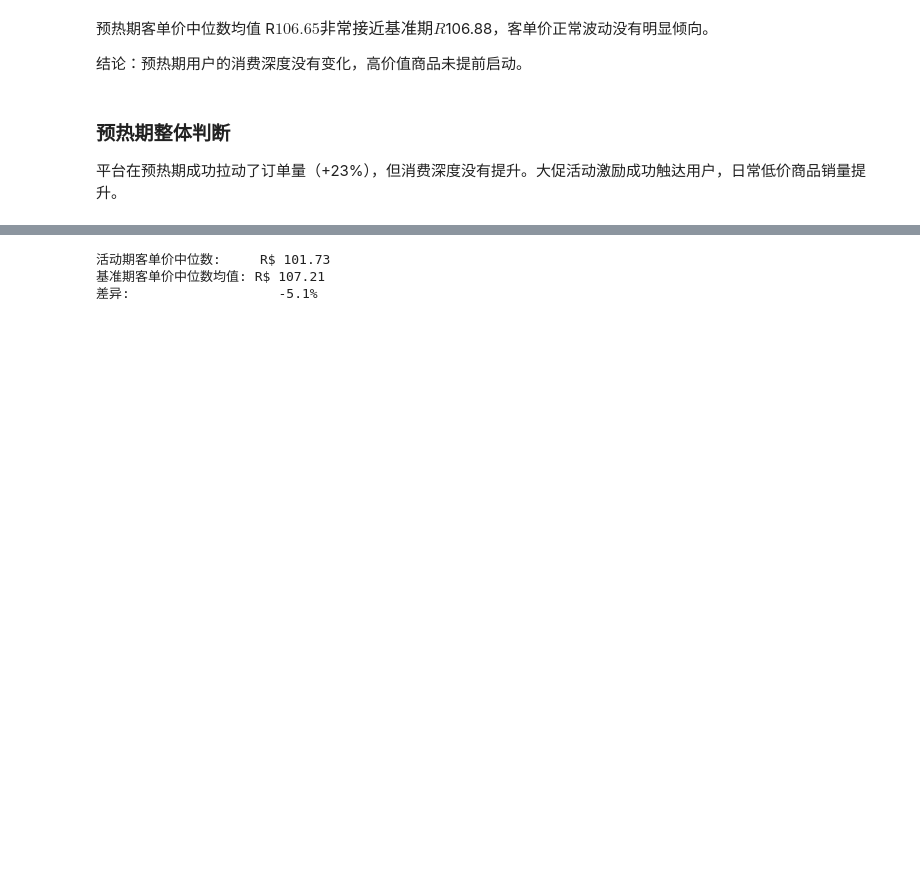
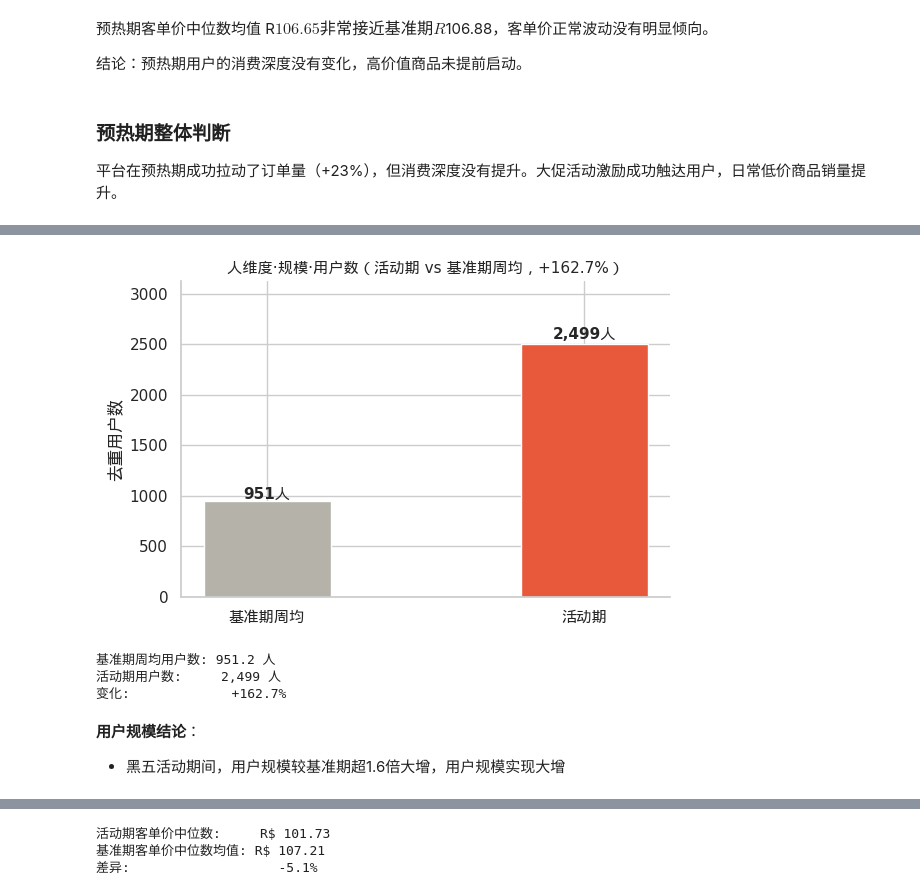
Before and after one commit to oiiviio1313-wq/Black-Friday-Campaign-Performance-Evaluation, a Jupyter notebook: BlackFridayCampaignPerformanceEvaluation.ipynb, the cells around one changed output, grey strips where cells are left out. Saved outputs shown, nothing was run; the diff lists cells and outputs as text; code cells hidden in the pictures; blank space fills up the shorter version.

```diff
--- a/BlackFridayCampaignPerformanceEvaluation.ipynb
+++ b/BlackFridayCampaignPerformanceEvaluation.ipynb
@@ -953,0 +1020,30 @@ plt.show()
+# %%
+# 人维度·规模·用户数
+fig, ax = plt.subplots(figsize=(6, 4))
+bars = ax.bar(['基准期周均', '活动期'],
+              [baseline_users, active_users],
+              color=[color_map['基准期'], color_map['黑五当周']],
+              width=0.4, zorder=2)
+for bar, val in zip(bars, [baseline_users, active_users]):
+    ax.text(bar.get_x() + bar.get_width()/2,
+            bar.get_height() * 1.02,
+            f'{val:,.0f}人', ha='center', fontsize=11, fontweight='bold')
+diff_users = (active_users / baseline_users - 1) * 100
+ax.set_ylabel('去重用户数')
+ax.set_title(f'人维度·规模·用户数（活动期 vs 基准期周均，{diff_users:+.1f}%）', fontsize=11)
+ax.set_ylim(0, active_users * 1.25)
+sns.despine()
+plt.tight_layout()
+plt.show()
+
+print(f"基准期周均用户数: {baseline_users:,.1f} 人")
+print(f"活动期用户数:     {active_users:,.0f} 人")
+print(f"变化:             {diff_users:+.1f}%")
+# %% [output]
+[figure, added]
+基准期周均用户数: 951.2 人
+活动期用户数:     2,499 人
+变化:             +162.7%
+# %% [markdown]
+**用户规模结论**：
+- 黑五活动期间，用户规模较基准期超1.6倍大增，用户规模实现大增
```
Also changed, not shown: parts of 40 cells of this notebook.
